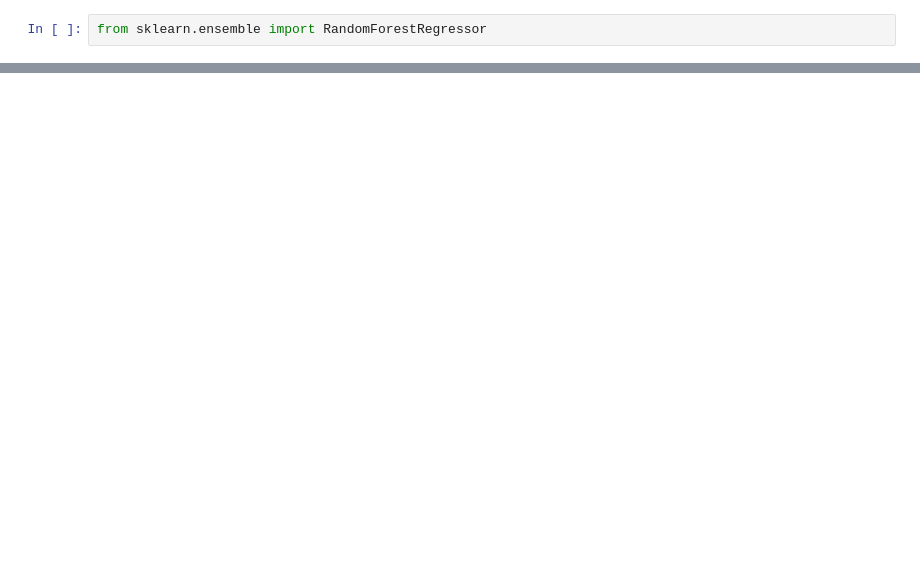
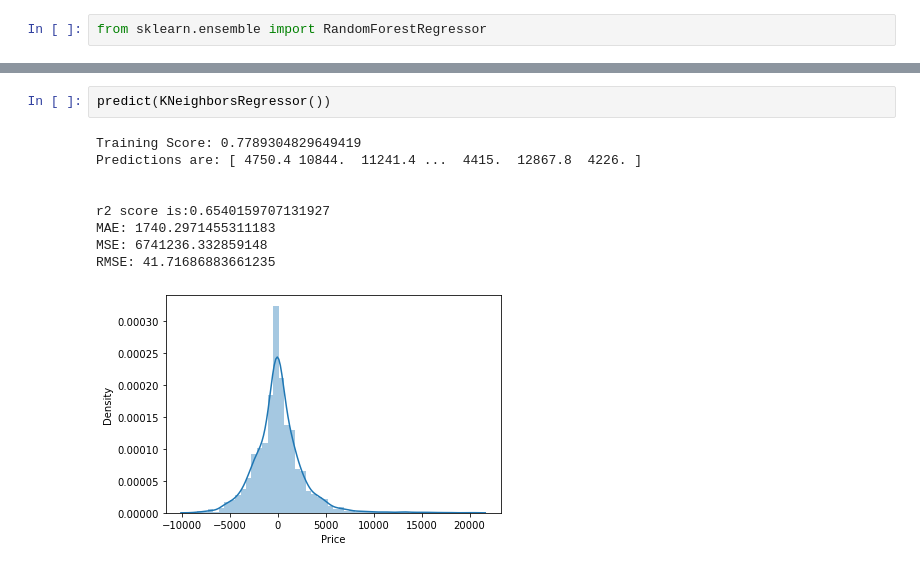
Before and after one commit to niran360/Flight_Price_prediction, a Jupyter notebook: Flight Price prediction.ipynb, the cells around one changed output, grey strips where cells are left out. Saved outputs shown, nothing was run; the diff lists cells and outputs as text; blank space fills up the shorter version.

```diff
--- a/Flight Price prediction.ipynb
+++ b/Flight Price prediction.ipynb
@@ -659,0 +689,12 @@ RMSE: 33.59850538162383
+# %%
+predict(KNeighborsRegressor())
+# %% [output]
+Training Score: 0.7789304829649419
+Predictions are: [ 4750.4 10844.  11241.4 ...  4415.  12867.8  4226. ]
+
+
+r2 score is:0.6540159707131927
+MAE: 1740.2971455311183
+MSE: 6741236.332859148
+RMSE: 41.71686883661235
+[figure, added]
```
Also changed, not shown: parts of 12 cells of this notebook.
